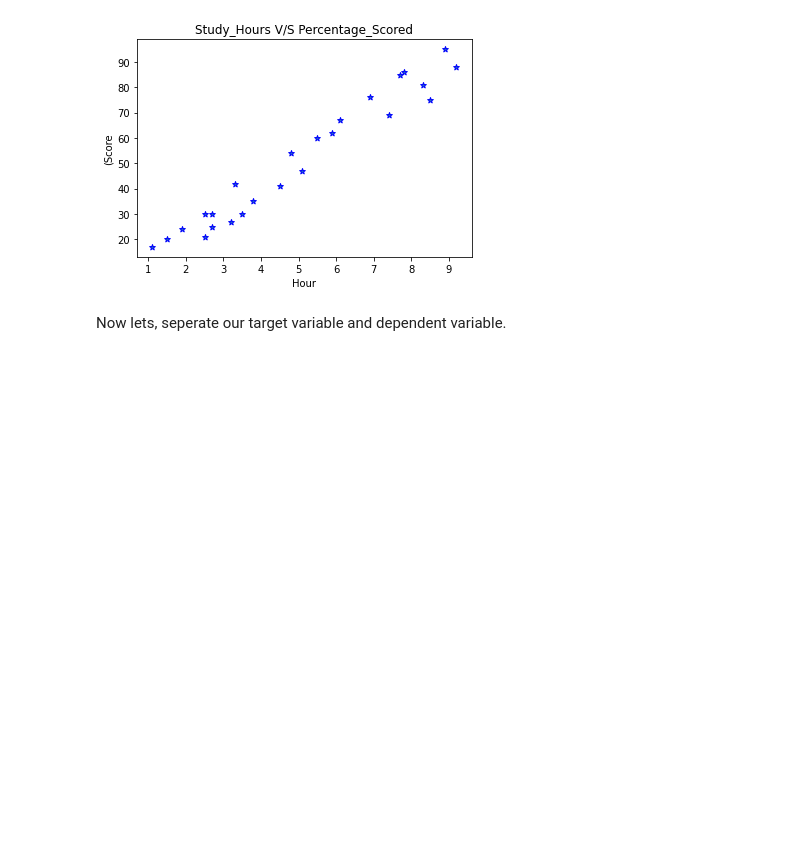
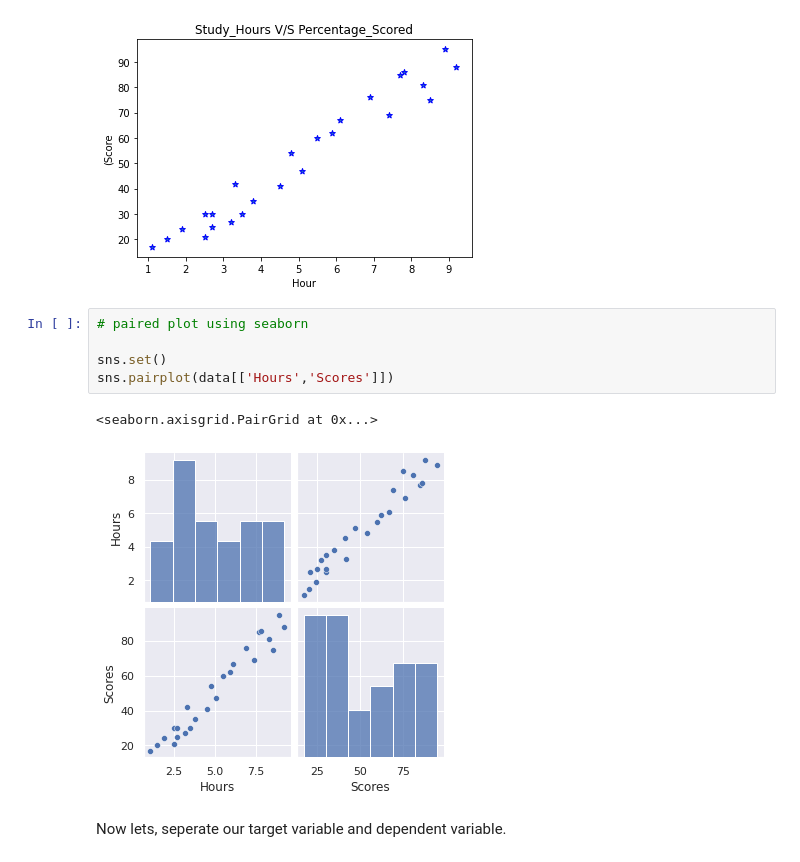
Before and after one commit to GKS07/The-Sparks-Foundation, a Jupyter notebook: Percentage_Predictor.ipynb, the cells around one changed output. Cells and saved outputs as stored; diff of their text form; blank space fills up the shorter version.

```diff
--- a/Percentage_Predictor.ipynb
+++ b/Percentage_Predictor.ipynb
@@ -44,6 +56,14 @@ plt.ylabel("(Score")
 plt.show()
 # %% [output]
 [figure]
+# %%
+# paired plot using seaborn
+
+sns.set()
+sns.pairplot(data[['Hours','Scores']])
+# %% [output]
+<seaborn.axisgrid.PairGrid at 0x...>
+[figure, added]
 # %% [markdown]
 Now lets, seperate our target variable and dependent variable.
 # %%
```
Also changed, not shown: parts of 18 cells of this notebook.
